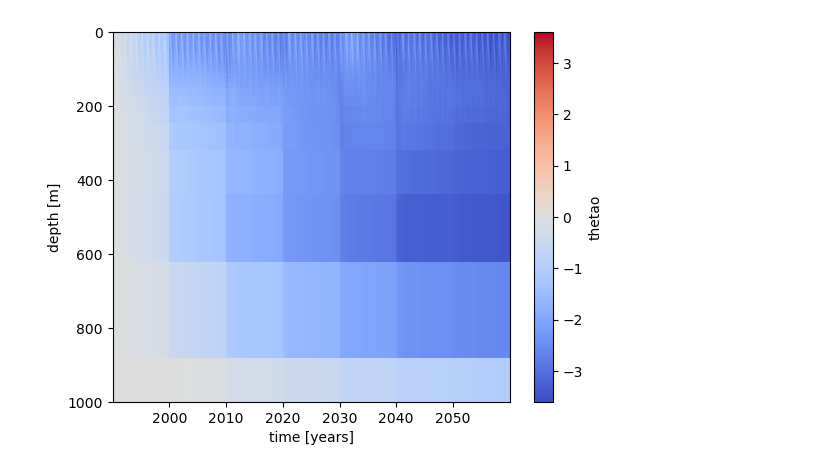
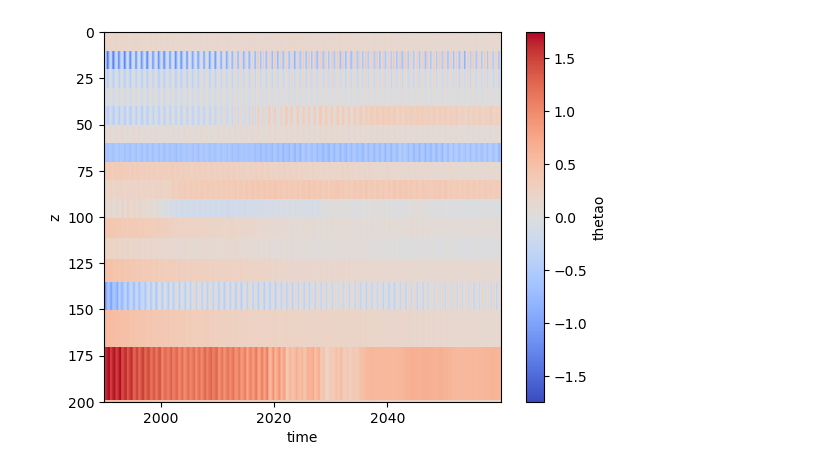
Before and after one commit to asozza/stece, a Jupyter notebook: osprey/notebooks/test_hovmoller.ipynb, the cells around one changed output. Saved outputs shown, nothing was run; the diff lists cells and outputs as text; code cells hidden in the pictures.

Commit message:
add reader of meanfield, cleaning of postreading (to be continued...)

```diff
--- a/osprey/notebooks/test_hovmoller.ipynb
+++ b/osprey/notebooks/test_hovmoller.ipynb
@@ -7,0 +11,2 @@ from osprey.graphics.hovmoller import hovmoller
+# %%
+field = postreader_averaged(expname='lfr0', startyear=2390, endyear=2400, varlabel='thetao', diagname='field')
@@ -8,3 +30,3 @@ from osprey.graphics.hovmoller import hovmoller
 # %%
-data = postreader_averaged(expname='lfr0', startyear=1990, endyear=2059, varlabel='thetao', diagname='hovmoller', replace=False, metric='diff')
+data = reader_nemo(expname='lfr0', startyear=1990, endyear=2059)
 # %% [output]
@@ -28,7 +230,10 @@ ValueError: conflicting sizes for dimension 'time': length 31 on the data but le
+# %%
+ydata = (data - field)/field
+# %%
+yvec = spacemean(data=ydata, varname='thetao', ndim='2D')
 # %%
-delta = (gdata['thetao']-gdata['thetao'].isel(time=0))
-delta.plot(x='time', y='z', cmap=plt.cm.coolwarm)
-plt.ylim(0,5000)
+yvec.plot(x='time', y='z', cmap=plt.cm.coolwarm)
+plt.ylim(0,200)
 plt.gca().invert_yaxis()
 # %% [output]
-[figure, old version]
+[figure, new version]
```
Also changed, not shown: parts of 18 cells of this notebook, 10 other files.
